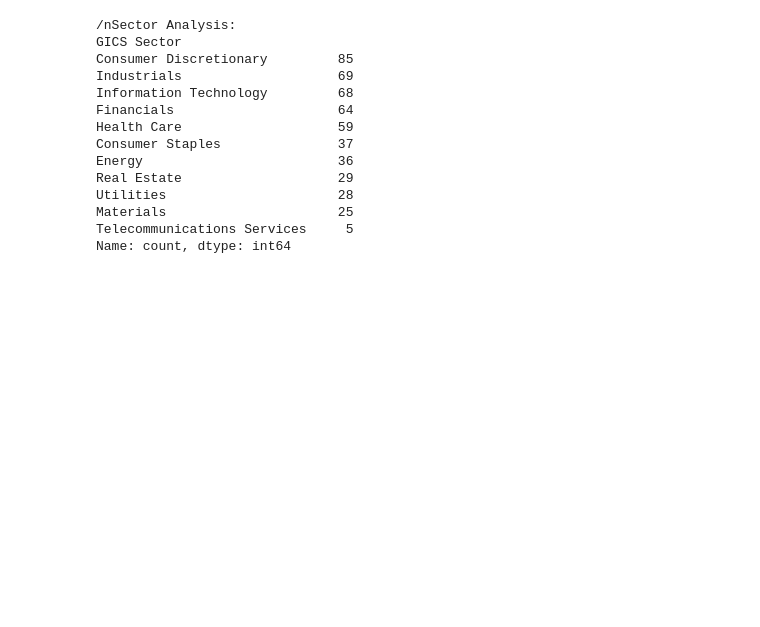
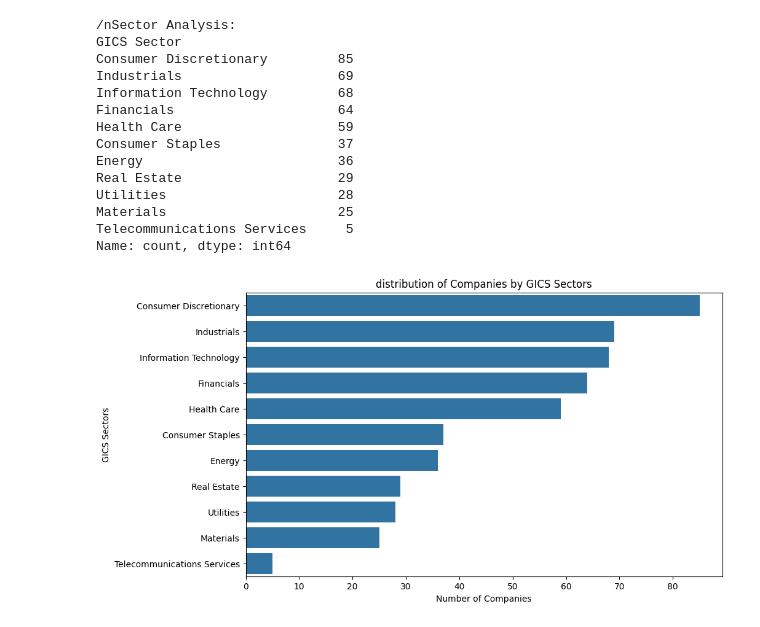
Before and after one commit to mn22abk/DSProjectHamza2024, a Jupyter notebook: DSPHamzafile2.ipynb, the cells around one changed output. Drawn from its saved outputs; the diff is of its cells as text; code cells hidden in the pictures; blank space fills up the shorter version.

```diff
--- a/DSPHamzafile2.ipynb
+++ b/DSPHamzafile2.ipynb
@@ -47,7 +47,7 @@ max    1.659166e+06
 # %%
 # Sector Analysis
 print ("/nSector Analysis:")
-sector_count = df['GICS Sector'].value_counts()
+sector_counts = df['GICS Sector'].value_counts()
 print (sector_count)
 # %% [output]
 /nSector Analysis:
@@ -64,3 +64,13 @@ Utilities                      28
 Materials                      25
 Telecommunications Services     5
 Name: count, dtype: int64
+# %%
+# Plot Sector Analysis
+plt.figure(figsize= (10, 6))
+sns.countplot(y='GICS Sector', data=df, order=sector_counts.index)
+plt.title('distribution of Companies by GICS Sectors')
+plt.xlabel('Number of Companies')
+plt.ylabel('GICS Sectors')
+plt.show()
+# %% [output]
+[figure, added]
```
